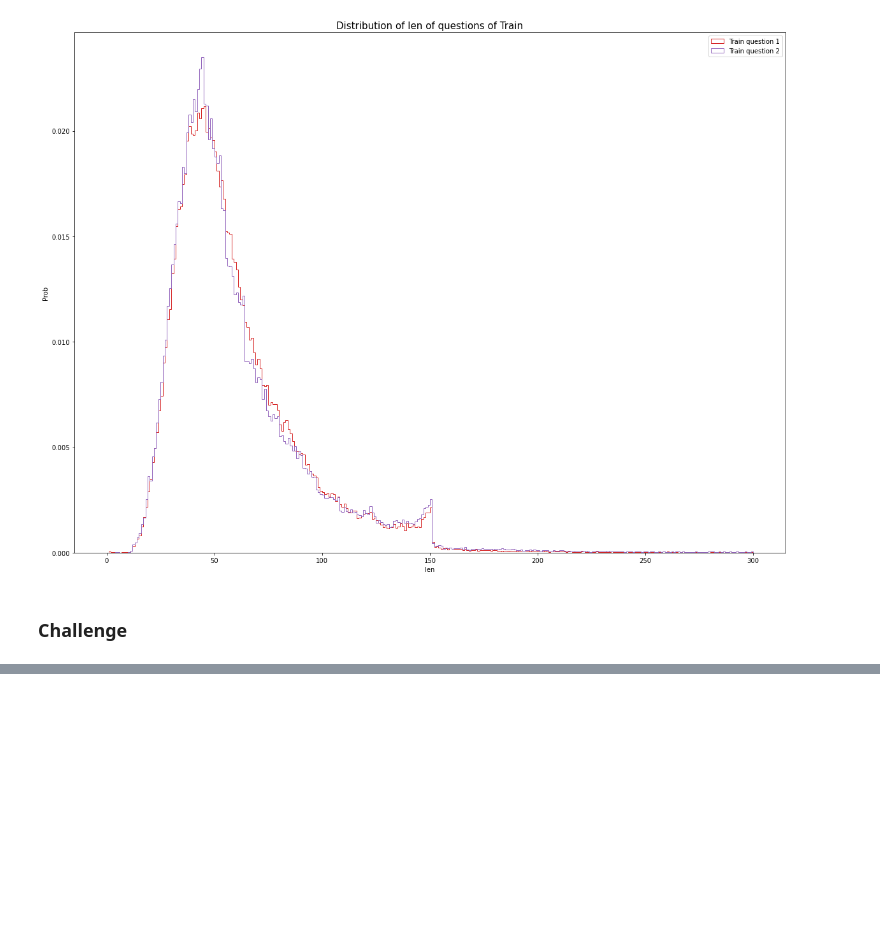
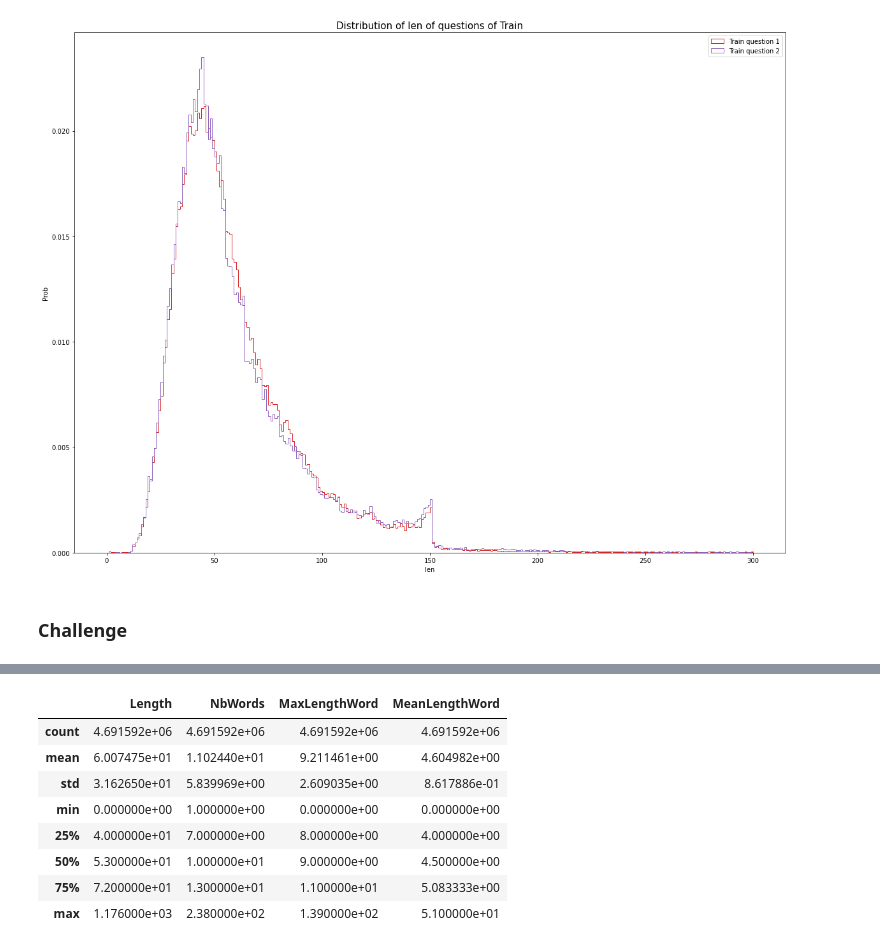
Before and after one commit to acharroux/QuoraPairs, a Jupyter notebook: Analysis/SimpleAnalysis.ipynb, the cells around one changed output, grey strips where cells are left out. Saved outputs shown, nothing was run; the diff lists cells and outputs as text; code cells hidden in the pictures; blank space fills up the shorter version.

```diff
--- a/Analysis/SimpleAnalysis.ipynb
+++ b/Analysis/SimpleAnalysis.ipynb
@@ -387,0 +390,12 @@ words_of_challenge_questions
+# %%
+words_of_challenge_questions.describe()
+# %% [output]
+|  | Length | NbWords | MaxLengthWord | MeanLengthWord |
+| count | 4.691592e+06 | 4.691592e+06 | 4.691592e+06 | 4.691592e+06 |
+| mean | 6.007475e+01 | 1.102440e+01 | 9.211461e+00 | 4.604982e+00 |
+| std | 3.162650e+01 | 5.839969e+00 | 2.609035e+00 | 8.617886e-01 |
+| min | 0.000000e+00 | 1.000000e+00 | 0.000000e+00 | 0.000000e+00 |
+| 25% | 4.000000e+01 | 7.000000e+00 | 8.000000e+00 | 4.000000e+00 |
+| 50% | 5.300000e+01 | 1.000000e+01 | 9.000000e+00 | 4.500000e+00 |
+| 75% | 7.200000e+01 | 1.300000e+01 | 1.100000e+01 | 5.083333e+00 |
+| max | 1.176000e+03 | 2.380000e+02 | 1.390000e+02 | 5.100000e+01 |
```
Also changed, not shown: parts of 15 cells of this notebook, 3 other files.
